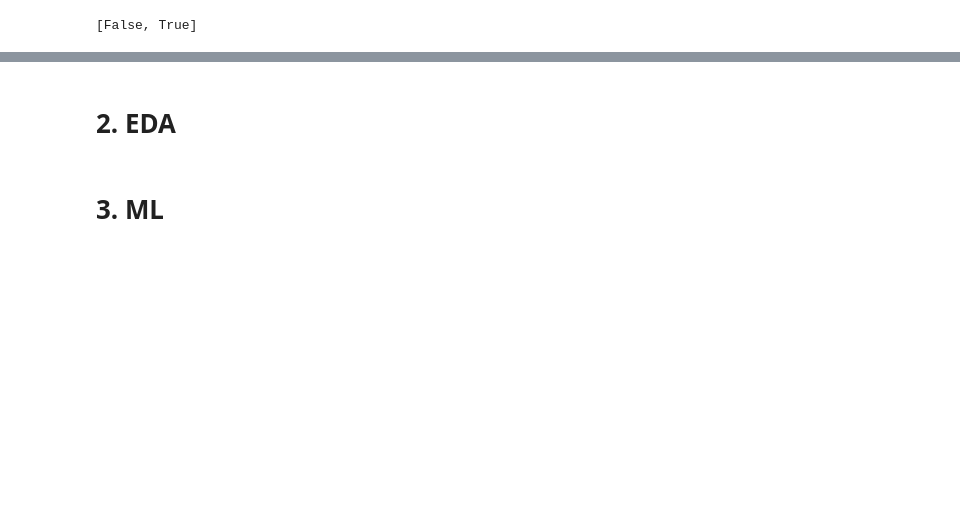
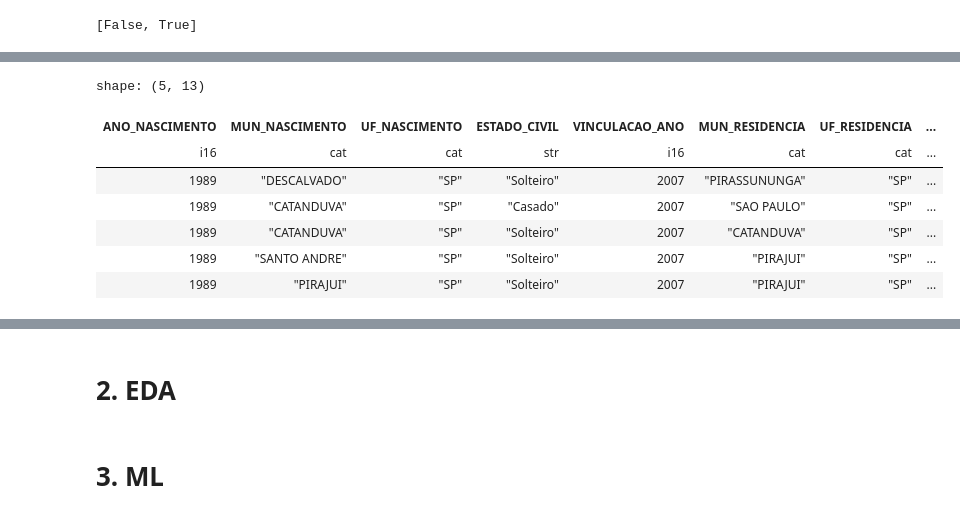
Before and after one commit to LazaroDamasceno/Analise-Dados-com-Python, a Jupyter notebook: exercito_br/servico_militar.ipynb, the cells around one changed output, grey strips where cells are left out. Saved outputs shown, nothing was run; the diff lists cells and outputs as text; code cells hidden in the pictures; blank space fills up the shorter version.

```diff
--- a/exercito_br/servico_militar.ipynb
+++ b/exercito_br/servico_militar.ipynb
@@ -220,7 +220,7 @@ df = df.with_columns(
 )
 # %%
 escolaridade = {
-    'analfalbetismo': ['Analfabeto'],
+    'analfabetismo': ['Analfabeto'],
     'alfabetizacao': ['Alfabetizado'],
     'ensino_fundamental': [
         '1º Ano - Ensino Fundamental', '2º Ano - Ensino Fundamental',
@@ -258,3 +258,32 @@ ordem_escolaridade = [
     'Graduação',
     'Pós-Graduação'
 ]
+# %%
+df = df.with_columns(
+    nivel_educacional = (
+        pl.when(pl.col('ESCOLARIDADE').is_in(escolaridade['analfabetismo']))
+        .then(pl.lit('Analfabeto'))
+        .when(pl.col('ESCOLARIDADE').is_in(escolaridade['alfabetizacao']))
+        .then(pl.lit('Alfabetizado'))
+        .when(pl.col('ESCOLARIDADE').is_in(escolaridade['ensino_fundamental']))
+        .then(pl.lit('Ensino Fundamental'))
+        .when(pl.col('ESCOLARIDADE').is_in(escolaridade['ensino_medio']))
+        .then(pl.lit('Ensino Médio'))
+        .when(pl.col('ESCOLARIDADE').is_in(escolaridade['graduacao']))
+        .then(pl.lit('Graduação'))
+        .otherwise(pl.lit('Pós-Graduação'))
+    )
+).drop('ESCOLARIDADE').with_columns(
+    pl.col('nivel_educacional').cast(pl.Enum(ordem_escolaridade))
+)
+# %%
+df.head()
+# %% [output]
+shape: (5, 13)
+| ANO_NASCIMENTO | MUN_NASCIMENTO | UF_NASCIMENTO | ESTADO_CIVIL | VINCULACAO_ANO | MUN_RESIDENCIA | UF_RESIDENCIA | ... |
+| i16 | cat | cat | str | i16 | cat | cat | ... |
+| 1989 | "DESCALVADO" | "SP" | "Solteiro" | 2007 | "PIRASSUNUNGA" | "SP" | ... |
+| 1989 | "CATANDUVA" | "SP" | "Casado" | 2007 | "SAO PAULO" | "SP" | ... |
+| 1989 | "CATANDUVA" | "SP" | "Solteiro" | 2007 | "CATANDUVA" | "SP" | ... |
+| 1989 | "SANTO ANDRE" | "SP" | "Solteiro" | 2007 | "PIRAJUI" | "SP" | ... |
+| 1989 | "PIRAJUI" | "SP" | "Solteiro" | 2007 | "PIRAJUI" | "SP" | ... |
```
Also changed, not shown: parts of 9 cells of this notebook.
